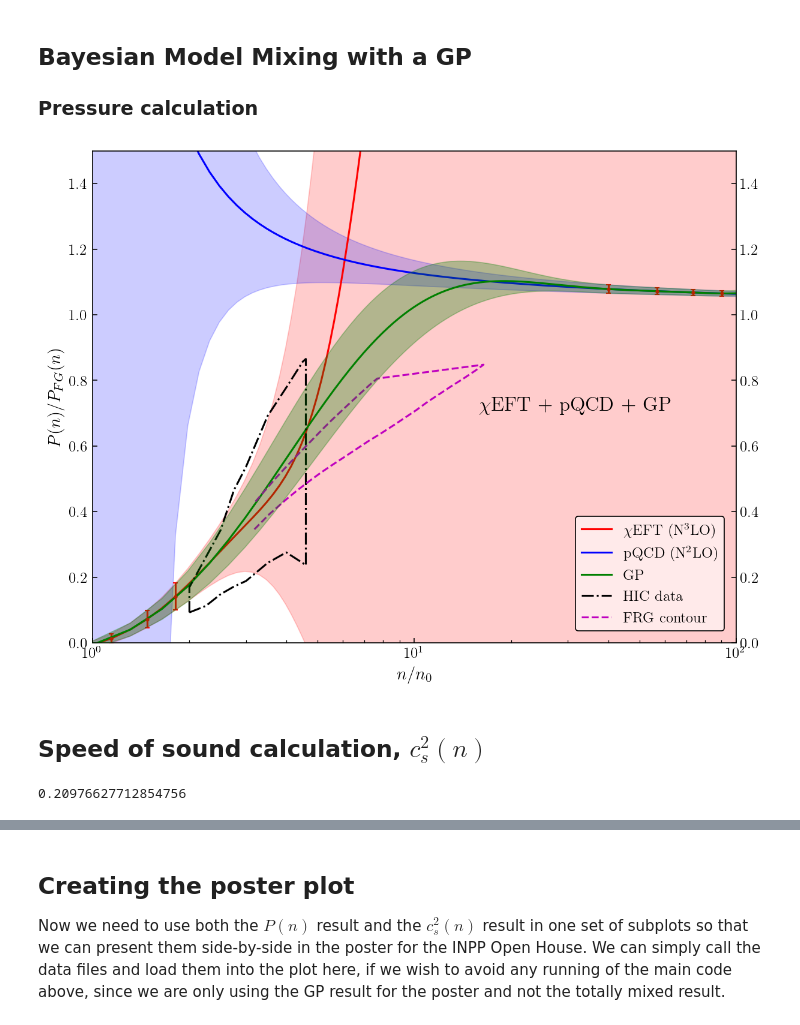
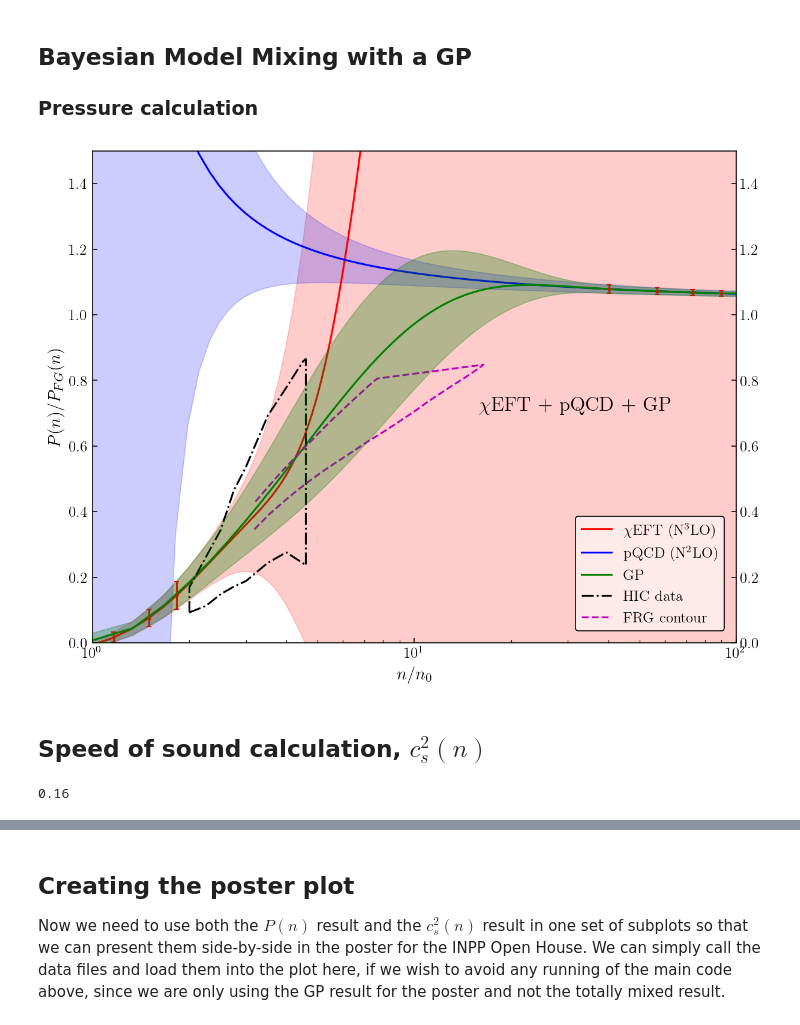
Before and after one commit to asemposki/neutron-rich-bmm, a Jupyter notebook: Pressure_Mixing_cs2.ipynb, the cells around one changed output, grey strips where cells are left out. Cells and saved outputs as stored; diff of their text form; code cells hidden in the pictures.

```diff
--- a/Pressure_Mixing_cs2.ipynb
+++ b/Pressure_Mixing_cs2.ipynb
@@ -122,7 +123,7 @@ class GP_model(BaseModel):
 Here the models are both evaluated at every training and testing point we'll be using, so that we can save this data and pick the proper training points and testing points for the GP later on.
 # %%
 # define density linspace for training and testing
-density = np.linspace(0.05, 16.0, 600)
+density = np.linspace(0.16, 16.0, 600)  # now starting from saturation
 
 #instantiate pqcd EOS
 pqcdk = PQCD(X=1,Nf=2) # X=1 standard for now; Nf=2 for two flavours of quarks
@@ -573,57 +577,57 @@ std_dev_chiral = chiral_result['std_dev'][:,3]
 std_dev_pqcd = pqcd_result['std_dev'][:,2]
 
 # model means
-ax.plot(density/n0, chiral_result['mean'][:,3], color=colors[0], label=labels[0])
-ax.plot(density/n0, pqcd_result['mean'][:,2], color=colors[1], label=labels[1])
+ax.plot(chiral_result['density']/n0, chiral_result['mean'][:,3], color=colors[0], label=labels[0])
+ax.plot(pqcd_result['density']/n0, pqcd_result['mean'][:,2], color=colors[1], label=labels[1])
 
 # PPD mean (testing data array)
 ax.plot(gp_result['density']/n0, gp_result['mean'], color='g', label='GP')
 
 # model uncertainties
-ax.fill_between(density/n0, mean_chiral - 1.0*std_dev_chiral, mean_chiral + 1.0*std_dev_chiral, color=colors[0], alpha=0.2)
-ax.fill_between(density/n0, mean_pqcd - 1.0*std_dev_pqcd, mean_pqcd + 1.0*std_dev_pqcd, \
+ax.fill_between(chiral_result['density']/n0, mean_chiral - 1.0*std_dev_chiral, mean_chiral + 1.0*std_dev_chiral, color=colors[0], alpha=0.2)
+ax.fill_between(pqcd_result['density']/n0, mean_pqcd - 1.0*std_dev_pqcd, mean_pqcd + 1.0*std_dev_pqcd, \
                 color=colors[1], alpha=0.2)
 
 # PPD band (testing data array)
 ax.fill_between(gp_result['density']/n0, gp_result['mean']-1.0*gp_result['std'], gp_result['mean']+1.0*gp_result['std'],
                        zorder=5, facecolor='g', edgecolor='g', alpha=0.3)
 
 # frg unscaling
 pressure_free = np.zeros([len(df_frg['n/n0'])])
 p_fg = np.zeros([len(density_test)])
 hbarc = 197.327 # MeV fm
 
 # contour kf_s calculated here
 contour_kf_s_fg = fermi_momentum(density=density_test, degeneracy=4)
 contour_kf_s = fermi_momentum(density=0.16*df_frg['n/n0'], degeneracy=4)
 
 for i in range(len(df_frg['n/n0'])):
     pressure_free[i] = ((1.0/(2.0*np.square(np.pi)))*(contour_kf_s[i]**4.0))*(hbarc)
 p_fg = pqcd_convert_arr
 
 # unscale FRG
 frg_unscaled = df_frg['P/P_free']*pressure_free
 ax.plot(df['Density/n0'], df['p_pfg'], color='k', linestyle='dashdot', label='HIC data')
 ax.plot(df_frg['n/n0'], df_frg['P/P_free'], color='m', linestyle='dashed', label='FRG contour')
 
 # plot the training points
 plt.errorbar(tr_data["density"]/n0, tr_data["mean"], yerr=tr_data["std"], \
              color='red', fmt='o', markersize=2, capsize=2)
 
 # legend
 ax.set_xscale('log')
 ax.legend(loc='lower right', fontsize=12)
 plt.show()
 # %% [output]
-[figure, old version]
+[figure, new version]
 # %% [markdown]
 ## Speed of sound calculation, $c_{s}^{2}(n)$ <a id="cs2_gp"></a>
-# %%
-# want to only use data above saturation
-dens_cs2 = density_test[3:]
-print(dens_cs2[0])
-# %% [output]
-0.20976627712854756
+# %%
+# want to only use data above saturation
+dens_cs2 = density_test
+print(dens_cs2[0])
+# %% [output]
+0.16
 # %%
 # unscale the variables using what we've got for now and store in a dict
 pres_dict = {
```
Also changed, not shown: parts of 12 cells of this notebook, 14 other files.
